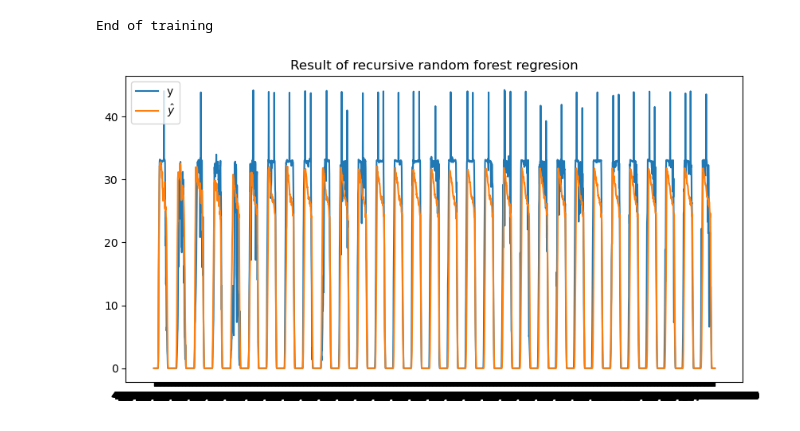
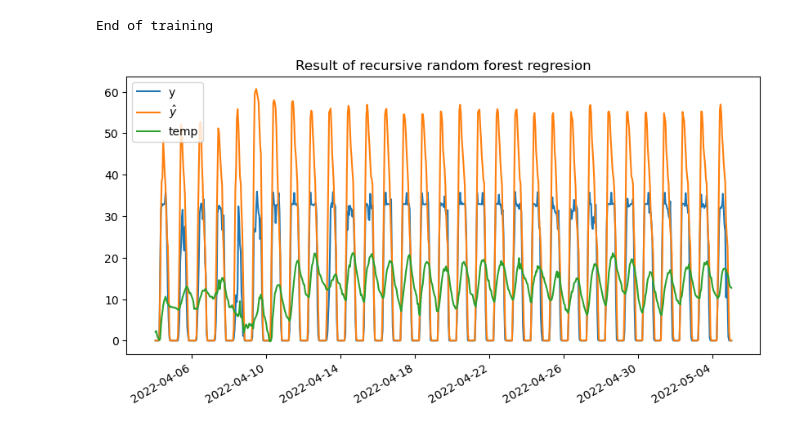
Before and after one commit to SpongeStark/Pre-PhD, a Jupyter notebook: demo/train_naive_PV.ipynb, the cells around one changed output. Saved outputs shown, nothing was run; the diff lists cells and outputs as text; code cells hidden in the pictures.

Commit message:
2022 data prediction limit

```diff
--- a/demo/train_naive_PV.ipynb
+++ b/demo/train_naive_PV.ipynb
@@ -30,3 +91,15 @@ dts
+# %%
+dts['hour'] = pd.to_datetime(dts['Date'],dayfirst=True).dt.hour
+# dts['minute'] = pd.to_datetime(dts['Date'],dayfirst=True).dt.minute
+dts['dayofyear'] = pd.to_datetime(dts['Date'],dayfirst=True).dt.dayofyear
+dts['month'] = pd.to_datetime(dts['Date'],dayfirst=True).dt.month
+dts['dayofweek'] = pd.to_datetime(dts['Date'],dayfirst=True).dt.dayofweek
+dts['hour_sin'] = np.sin(2*np.pi*dts['hour']/24)
+dts['hour_cos'] = np.cos(2*np.pi*dts['hour']/24)
+dts['doy_sin'] = np.sin(2*np.pi*dts['dayofyear']/365)
+dts['doy_cos'] = np.cos(2*np.pi*dts['dayofyear']/365)
+dts['dow_sin'] = np.sin(2*np.pi*dts['dayofweek']/7)
+dts['dow_cos'] = np.cos(2*np.pi*dts['dayofweek']/7)
 # %%
 initial = dts.index[dts['Date'] == '4/04/2022 1:00'][0]
 final = dts.index[dts['Date'] == '5/05/2022 1:00'][0]
@@ -45,19 +118,19 @@ from sklearn.ensemble import RandomForestRegressor
 
 forecaster = ForecasterRecursive(
     regressor = RandomForestRegressor(random_state=42),
-    lags = int((60/15)*24*7), # use previous one day
-    window_features = RollingFeatures(stats=['mean'], window_sizes=int((60/15)*24))
+    lags = int(24*2), # use previous one day
+    window_features = RollingFeatures(stats=['max','std'], window_sizes=int(24))
 )
 # %%
 import joblib as jb
 import json
 
-output_dir = root_proj / "checkpoints" / "point02_pv"
+output_dir = root_proj / "checkpoints" / "point01_pv"
 
 if not (output_dir / "log_pv.json").is_file(): # first train
     output_dir.mkdir(parents=True, exist_ok=True)
     # training
-    forecaster.fit(y=df_train['PV'], store_in_sample_residuals=True)
+    forecaster.fit(y=df_train['PV'],exog=df_train[['hour_sin','hour_cos','doy_sin','doy_cos','dow_sin','dow_cos','temp']], store_in_sample_residuals=True)
     # residuals = forecaster.in_sample_residuals  # 查看训练残差
     # save model
     jb.dump(forecaster, output_dir/"model.joblib")
@@ -69,7 +142,7 @@ if not (output_dir / "log_pv.json").is_file(): # first train
             "window_features": {
                 "type": "rolling",
                 "stats": ["mean"],
-                "window_size": int((60/15)*24)
+                "window_size": int((60/15)*24*7)
             },
             "freq": "15min"
         },
@@ -89,19 +162,25 @@ else:
 # %% [output]
 End of training
 # %%
-yhat_test = forecaster.predict(steps=len(df_test))
+yhat_test = forecaster.predict(steps=len(df_test), exog=df_test[['hour_sin','hour_cos','doy_sin','doy_cos','dow_sin','dow_cos','temp']])
 # %%
 # Save and display the plot
+import matplotlib.ticker as ticker
 fig, ax = plt.subplots(figsize=(10, 5))
 ax.set_title("Result of recursive random forest regresion")
 # ax.plot(df_train['Date'],df_train['PV'])
 ax.plot(df_test['Date'], df_test['PV'], label='y')
 ax.plot(df_test['Date'], yhat_test, label=r'$\hat{y}$')
+ax.plot(df_test['Date'],df_test['temp'], label='temp')
+ax.xaxis.set_major_locator(ticker.MaxNLocator(nbins=10))
+
+# optional: minor ticks every 6 hours
+# ax.xaxis.set_minor_locator(mdates.HourLocator(interval=6))
 
 ax.legend()
 
-# fig.autofmt_xdate() # for rotation
-# fig.savefig(output_dir / "prediction_test.png", dpi=300, bbox_inches='tight')
+fig.autofmt_xdate() # for rotation
+fig.savefig(output_dir / "prediction_test.png", dpi=300, bbox_inches='tight')
 plt.show()
 # %% [output]
-[figure, old version]
+[figure, new version]
```
Also changed, not shown: parts of 6 cells of this notebook.
